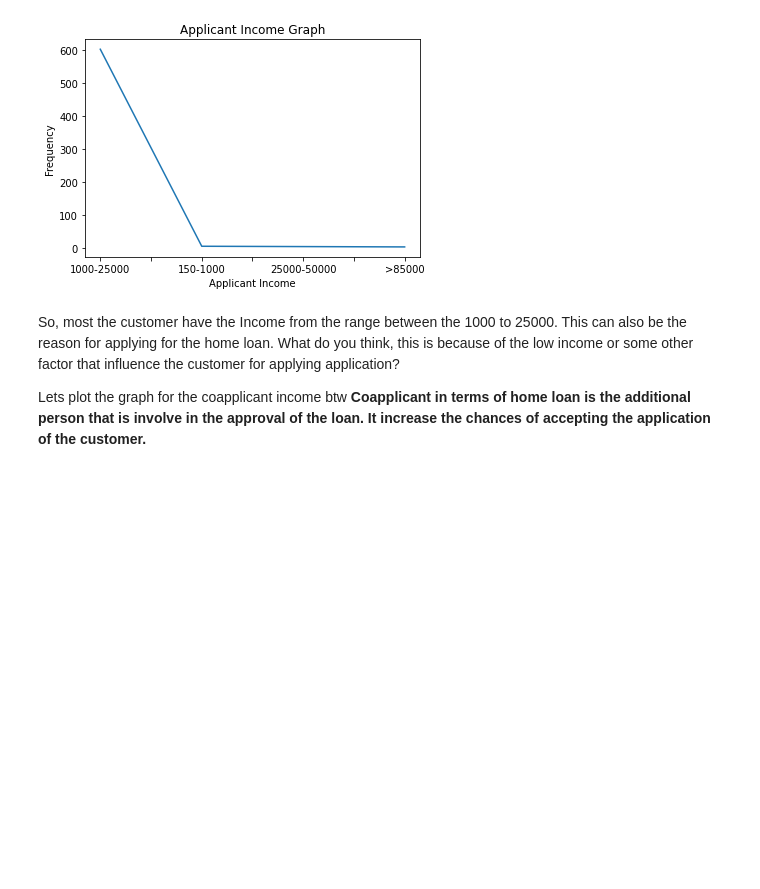
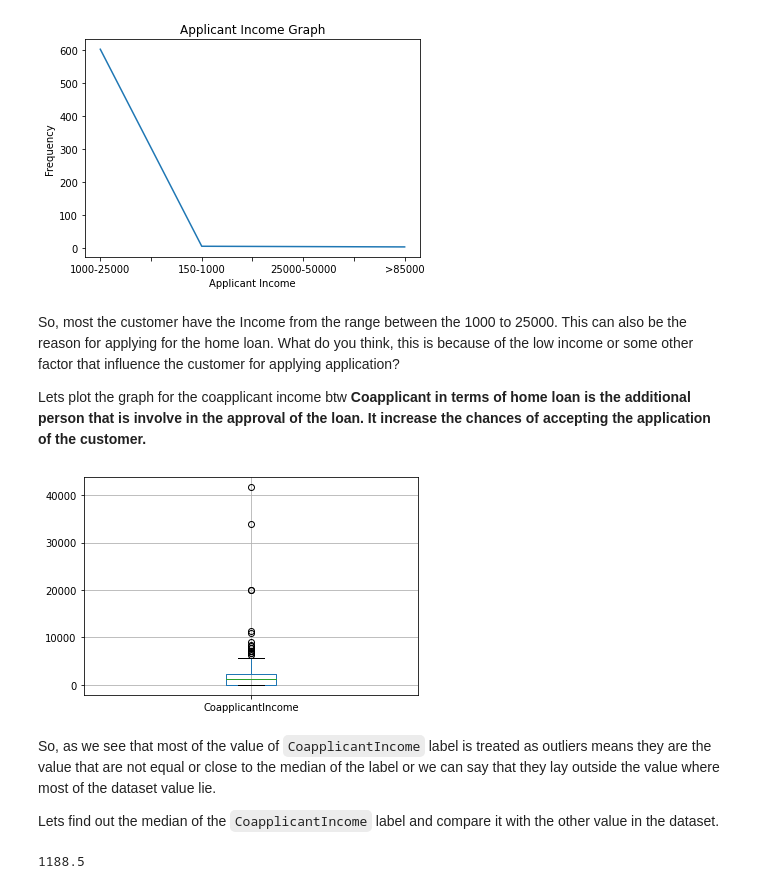
Before and after one commit to abhishek-vaish/home-loan-prediction, a Jupyter notebook: Home_Loan_Prediction.ipynb, the cells around one changed output. Saved outputs shown, nothing was run; the diff lists cells and outputs as text; code cells hidden in the pictures; blank space fills up the shorter version.

```diff
--- a/Home_Loan_Prediction.ipynb
+++ b/Home_Loan_Prediction.ipynb
@@ -238,3 +240,15 @@ plt.ylabel('Frequency');
 So, most the customer have the Income from the range between the 1000 to 25000. This can also be the reason for applying for the home loan. What do you think, this is because of the low income or some other factor that influence the customer for applying application?
 
 Lets plot the graph for the coapplicant income btw **Coapplicant in terms of home loan is the additional person that is involve in the approval of the loan. It increase the chances of accepting the application of the customer.**
+# %%
+train_df.boxplot(column=['CoapplicantIncome']);
+# %% [output]
+[figure, added]
+# %% [markdown]
+So, as we see that most of the value of `CoapplicantIncome` label is treated as outliers means they are the value that are not equal or close to the median of the label or we can say that they lay outside the value where most of the dataset value lie.
+
+Lets find out the median of the `CoapplicantIncome` label and compare it with the other value in the dataset.
+# %%
+train_df['CoapplicantIncome'].median()
+# %% [output]
+1188.5
```
Also changed, not shown: parts of 10 cells of this notebook.
